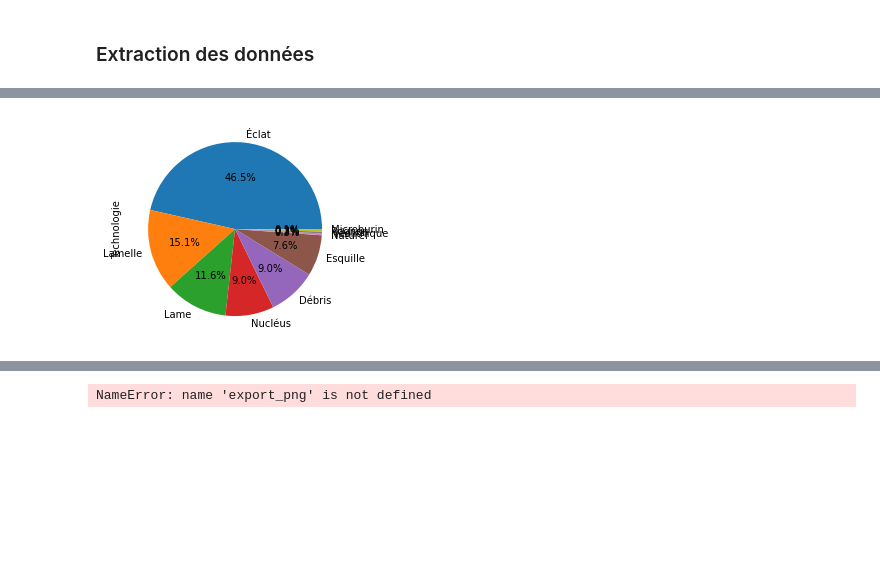
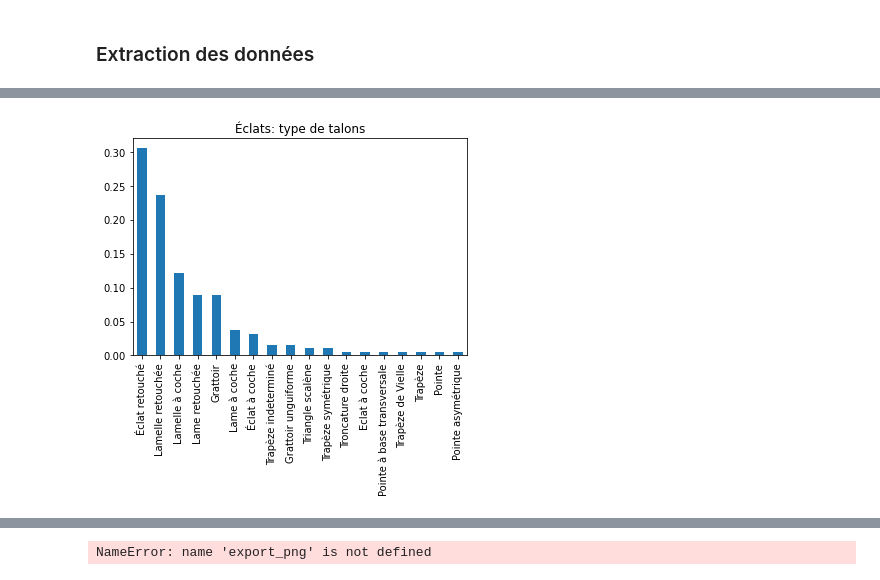
Before and after one commit to reitellepa/Memoire, a Jupyter notebook: 02_memoire_analyse.ipynb, the cells around one changed output, grey strips where cells are left out. Drawn from its saved outputs; the diff is of its cells as text; code cells hidden in the pictures; blank space fills up the shorter version.

```diff
--- a/02_memoire_analyse.ipynb
+++ b/02_memoire_analyse.ipynb
@@ -109,0 +370,3 @@ df_silex.head()
+# %%
+#Ajout d'une ligne pour la moyenne
+df_silex.loc['mean']=df_silex.mean(numeric_only=True)
@@ -109,0 +405,7 @@ df_silex.head()
+# %%
+df_silex['Volume']=df_silex['Volume']/1000
+# %%
+df_silex.rename(columns = {'Volume':'Volume (cm3)'}, inplace = True)
+df_silex.rename(columns = {'Longueur':'Longueur (mm)'}, inplace = True)
+df_silex.rename(columns = {'Largeur':'Largeur (mm)'}, inplace = True)
+df_silex.rename(columns = {'Epaisseur':'Epaisseur (mm)'}, inplace = True)
@@ -109,0 +414,4 @@ df_silex.head()
+# %%
+#cette ligne sert à remplacé les emplacement "NULL" ou "None" dans la dataframe (colonne 'finalité') par 'indeterminable.
+#De cette façon, ces entrées pourrons être prises en compte dans l'élaboration de figure ou de statistiques.
+df_silex.Plan_de_frappe.fillna('indeterminable', inplace=True)
@@ -110,4 +520,4 @@ df_silex.head()
 # %%
-df_plot=df_silex["Technologie"].value_counts(normalize=True).plot(kind='pie', autopct='%1.1f%%')
+df_plot=df_silex["Typologie"].value_counts(normalize=True).plot(kind='bar', title='Éclats: type de talons')
 # %% [output]
-[figure, old version]
+[figure, new version]
```
Also changed, not shown: parts of 91 cells of this notebook, 20 other files.
